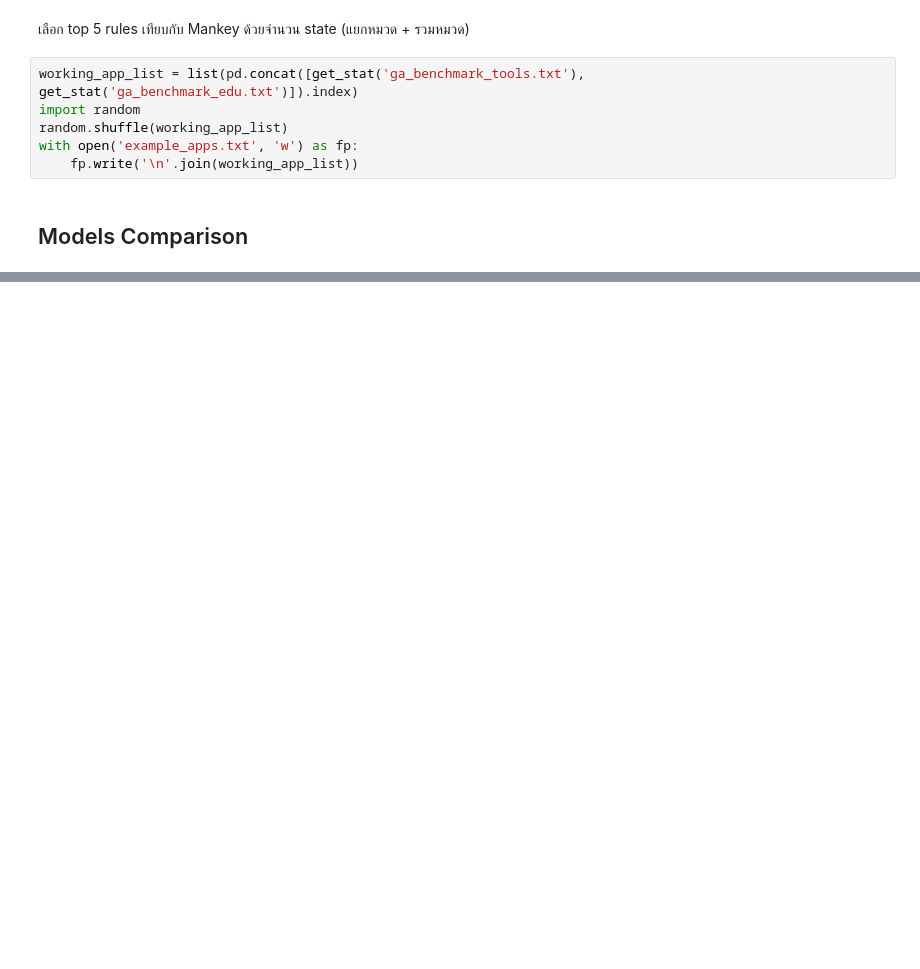
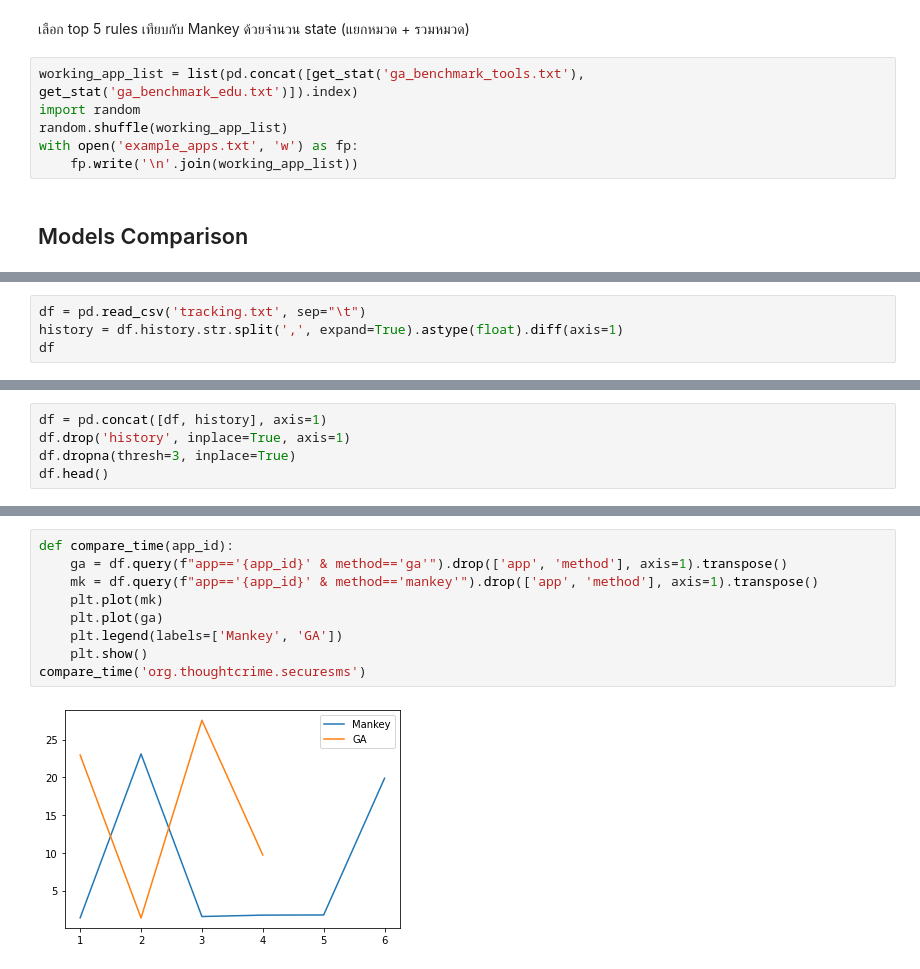
Before and after one commit to yayapenmaew/automated-gui-tester, a Jupyter notebook: ga_analyze.ipynb, the cells around one changed output, grey strips where cells are left out. Cells and saved outputs as stored; diff of their text form; blank space fills up the shorter version.

```diff
--- a/ga_analyze.ipynb
+++ b/ga_analyze.ipynb
@@ -121,0 +142,4 @@ plt.show()
+# %%
+df = pd.read_csv('tracking.txt', sep="\t")
+history = df.history.str.split(',', expand=True).astype(float).diff(axis=1)
+df
@@ -121,0 +160,5 @@ plt.show()
+# %%
+df = pd.concat([df, history], axis=1)
+df.drop('history', inplace=True, axis=1)
+df.dropna(thresh=3, inplace=True)
+df.head()
@@ -121,0 +172,11 @@ plt.show()
+# %%
+def compare_time(app_id):
+    ga = df.query(f"app=='{app_id}' & method=='ga'").drop(['app', 'method'], axis=1).transpose()
+    mk = df.query(f"app=='{app_id}' & method=='mankey'").drop(['app', 'method'], axis=1).transpose()
+    plt.plot(mk)
+    plt.plot(ga)
+    plt.legend(labels=['Mankey', 'GA'])
+    plt.show()
+compare_time('org.thoughtcrime.securesms')
+# %% [output]
+[figure, added]
```
Also changed, not shown: parts of 10 cells of this notebook, 4 other files.
